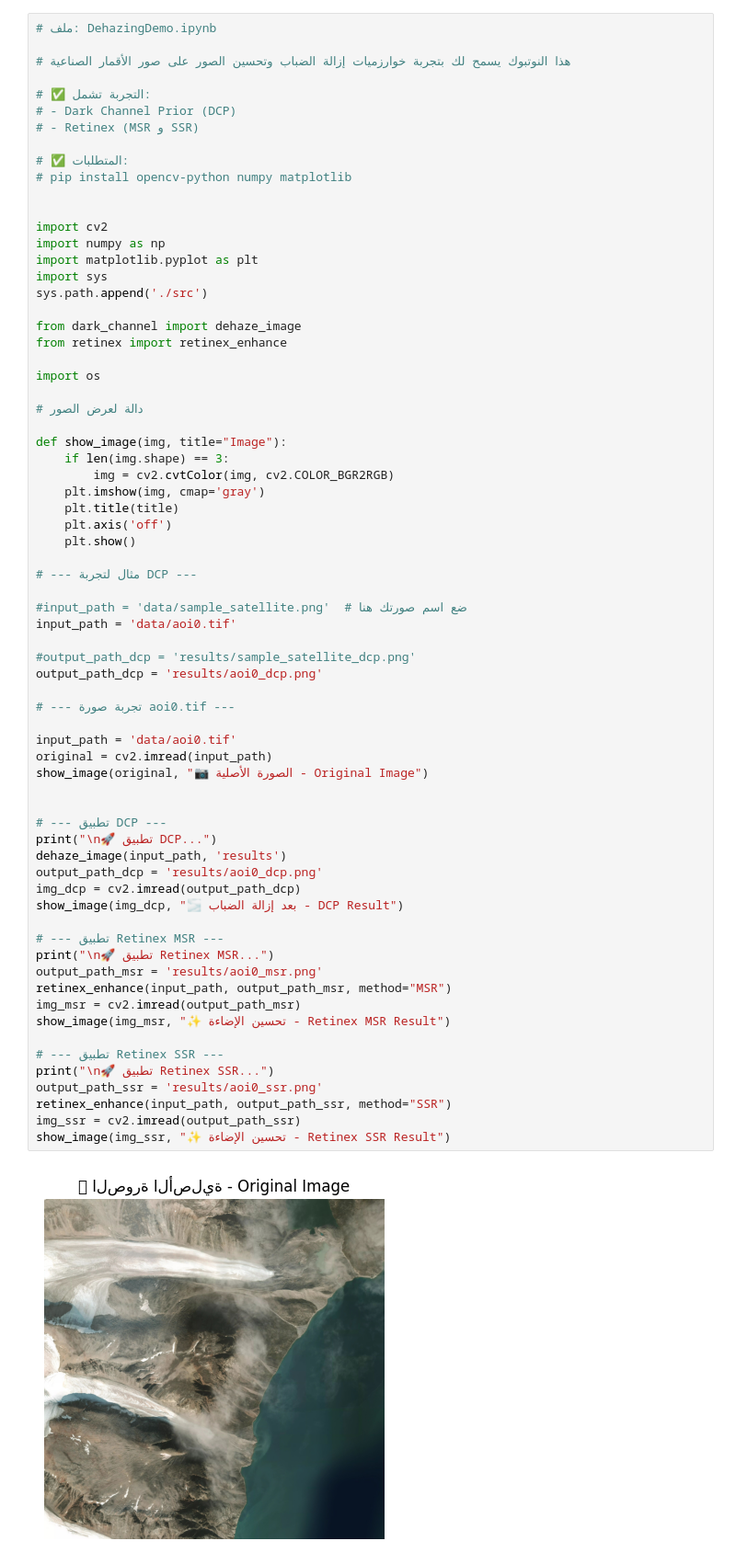
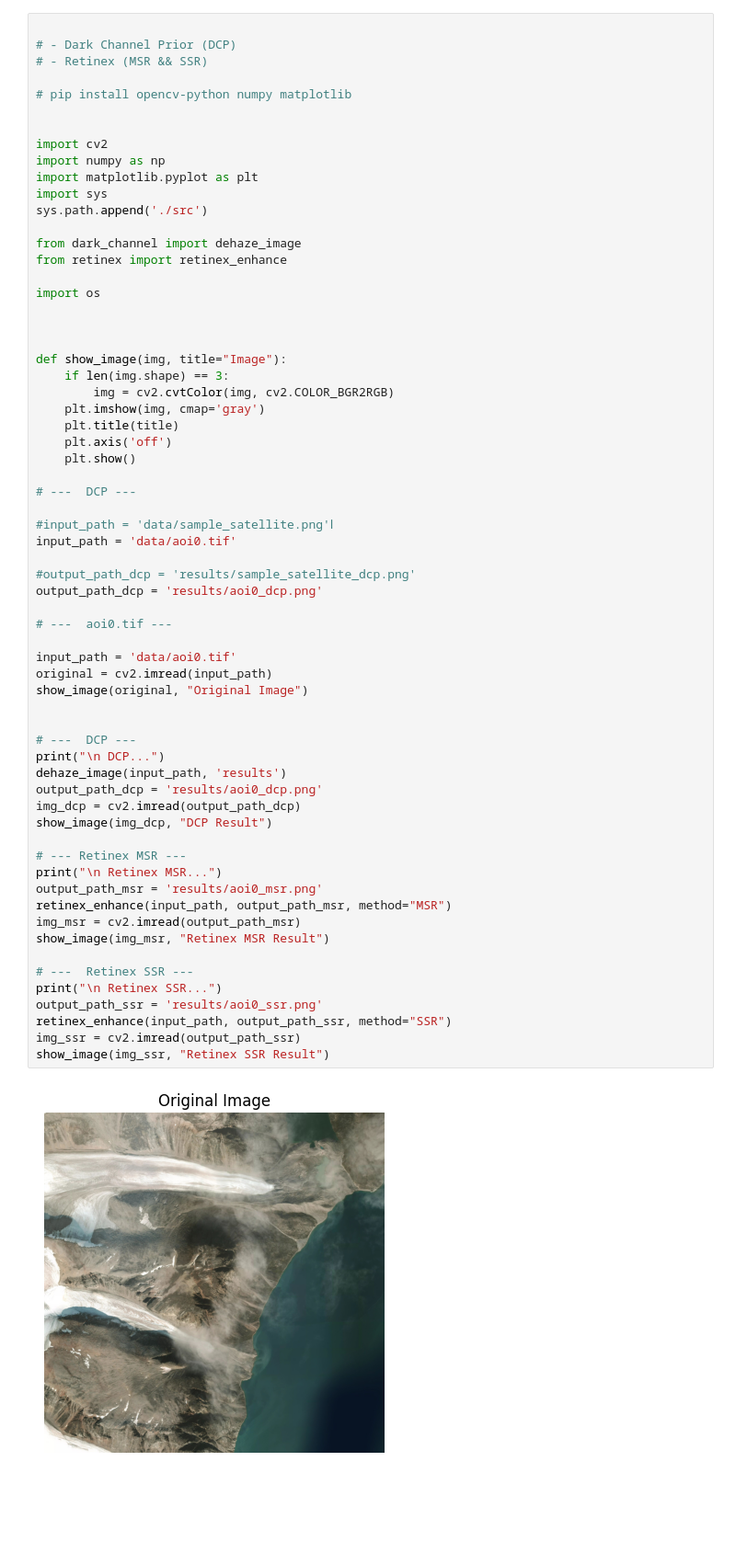
Before and after one commit to MOTARAKH/Dehazing-Satellite, a Jupyter notebook: DehazingDemo.ipynb, the cells around one changed output. Shown at 92% size. Saved outputs shown, nothing was run; the diff lists cells and outputs as text; blank space fills up the shorter version.

```diff
--- a/DehazingDemo.ipynb
+++ b/DehazingDemo.ipynb
@@ -1,13 +1,8 @@
 # %%
-# ملف: DehazingDemo.ipynb
 
-# هذا النوتبوك يسمح لك بتجربة خوارزميات إزالة الضباب وتحسين الصور على صور الأقمار الصناعية
+# - Dark Channel Prior (DCP)
+# - Retinex (MSR && SSR)
 
-# ✅ التجربة تشمل:
-# - Dark Channel Prior (DCP)
-# - Retinex (MSR و SSR)
-
-# ✅ المتطلبات:
 # pip install opencv-python numpy matplotlib
 
 
@@ -22,50 +17,50 @@ from retinex import retinex_enhance
 
 import os
 
-# دالة لعرض الصور
+
 
 def show_image(img, title="Image"):
     if len(img.shape) == 3:
         img = cv2.cvtColor(img, cv2.COLOR_BGR2RGB)
     plt.imshow(img, cmap='gray')
     plt.title(title)
     plt.axis('off')
     plt.show()
 
-# --- مثال لتجربة DCP ---
+# ---  DCP ---
 
-#input_path = 'data/sample_satellite.png'  # ضع اسم صورتك هنا
+#input_path = 'data/sample_satellite.png'ا
 input_path = 'data/aoi0.tif'
 
 #output_path_dcp = 'results/sample_satellite_dcp.png'
 output_path_dcp = 'results/aoi0_dcp.png'
 
-# --- تجربة صورة aoi0.tif ---
+# ---  aoi0.tif ---
 
 input_path = 'data/aoi0.tif'
 original = cv2.imread(input_path)
-show_image(original, "📷 الصورة الأصلية - Original Image")
+show_image(original, "Original Image")
 
 
-# --- تطبيق DCP ---
-print("\n🚀 تطبيق DCP...")
+# ---  DCP ---
+print("\n DCP...")
 dehaze_image(input_path, 'results')
 output_path_dcp = 'results/aoi0_dcp.png'
 img_dcp = cv2.imread(output_path_dcp)
-show_image(img_dcp, "🌫️ بعد إزالة الضباب - DCP Result")
+show_image(img_dcp, "DCP Result")
 
-# --- تطبيق Retinex MSR ---
-print("\n🚀 تطبيق Retinex MSR...")
+# --- Retinex MSR ---
+print("\n Retinex MSR...")
 output_path_msr = 'results/aoi0_msr.png'
 retinex_enhance(input_path, output_path_msr, method="MSR")
 img_msr = cv2.imread(output_path_msr)
-show_image(img_msr, "✨ تحسين الإضاءة - Retinex MSR Result")
+show_image(img_msr, "Retinex MSR Result")
 
-# --- تطبيق Retinex SSR ---
-print("\n🚀 تطبيق Retinex SSR...")
+# ---  Retinex SSR ---
+print("\n Retinex SSR...")
 output_path_ssr = 'results/aoi0_ssr.png'
 retinex_enhance(input_path, output_path_ssr, method="SSR")
 img_ssr = cv2.imread(output_path_ssr)
-show_image(img_ssr, "✨ تحسين الإضاءة - Retinex SSR Result")
+show_image(img_ssr, "Retinex SSR Result")
 # %% [output]
-[figure, old version]
+[figure, new version]
```
Also changed, not shown: parts of 1 cell of this notebook, 2 other files.
